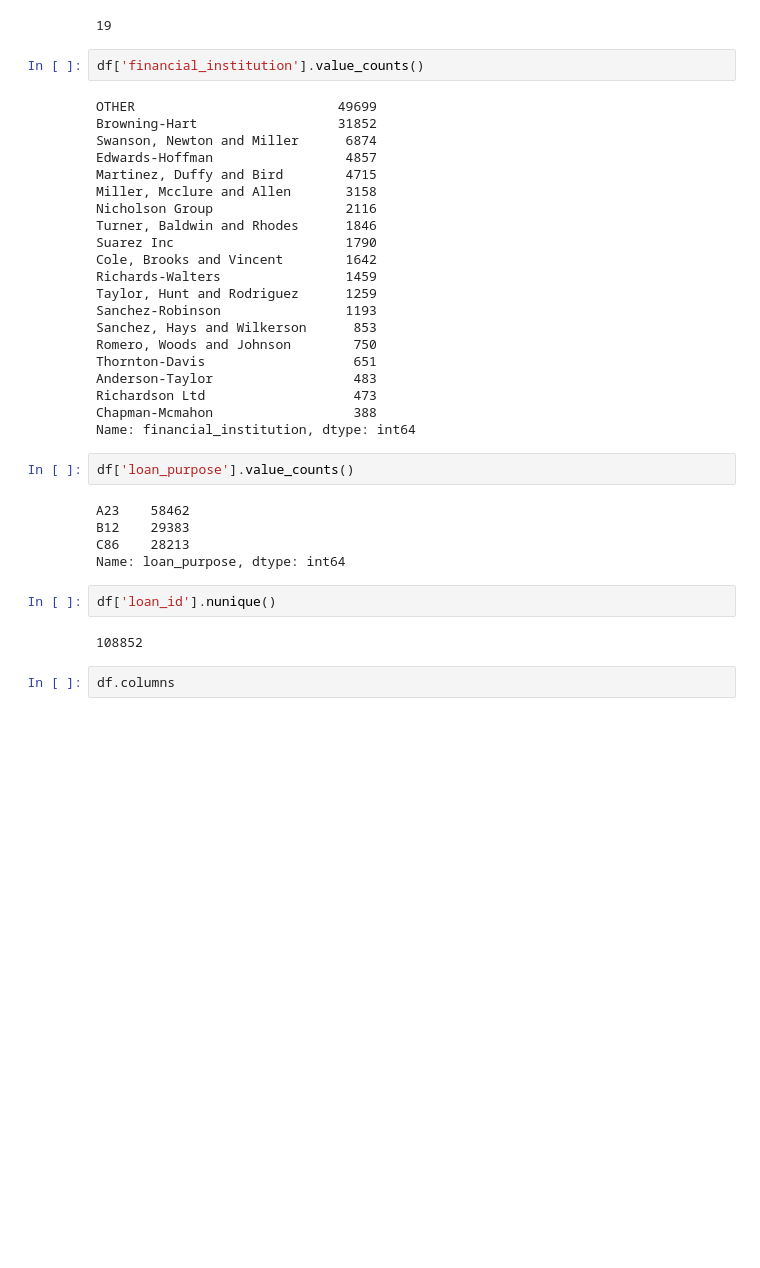
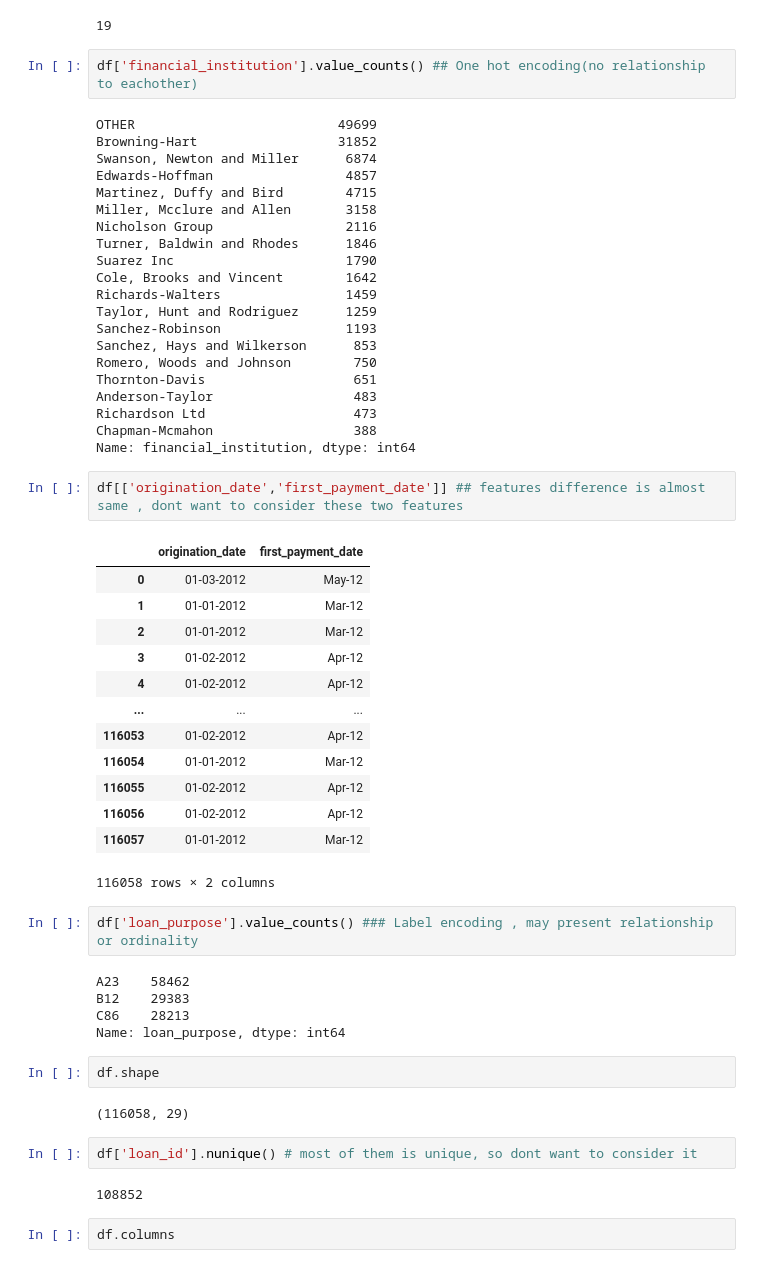
Before and after one commit to ihsan292292/ML-AI-ICT-course, a Jupyter notebook: Loan_dataset.ipynb, the cells around one changed output. Cells and saved outputs as stored; diff of their text form; blank space fills up the shorter version.

```diff
--- a/Loan_dataset.ipynb
+++ b/Loan_dataset.ipynb
@@ -24,7 +52,7 @@ df['financial_institution'].nunique()
 # %% [output]
 19
 # %%
-df['financial_institution'].value_counts()
+df['financial_institution'].value_counts() ## One hot encoding(no relationship to eachother)
 # %% [output]
 OTHER                          49699
 Browning-Hart                  31852
@@ -46,17 +74,37 @@ Anderson-Taylor                  483
 Richardson Ltd                   473
 Chapman-Mcmahon                  388
 Name: financial_institution, dtype: int64
+# %%
+df[['origination_date','first_payment_date']] ## features difference is almost same , dont want to consider these two features
+# %% [output]
+|  | origination_date | first_payment_date |
+| 0 | 01-03-2012 | May-12 |
+| 1 | 01-01-2012 | Mar-12 |
+| 2 | 01-01-2012 | Mar-12 |
+| 3 | 01-02-2012 | Apr-12 |
+| 4 | 01-02-2012 | Apr-12 |
+| ... | ... | ... |
+| 116053 | 01-02-2012 | Apr-12 |
+| 116054 | 01-01-2012 | Mar-12 |
+| 116055 | 01-02-2012 | Apr-12 |
+| 116056 | 01-02-2012 | Apr-12 |
+| 116057 | 01-01-2012 | Mar-12 |
+116058 rows × 2 columns
 # %%
-df['loan_purpose'].value_counts()
+df['loan_purpose'].value_counts() ### Label encoding , may present relationship or ordinality
 # %% [output]
 A23    58462
 B12    29383
 C86    28213
 Name: loan_purpose, dtype: int64
-# %%
-df['loan_id'].nunique()
-# %% [output]
-108852
+# %%
+df.shape
+# %% [output]
+(116058, 29)
+# %%
+df['loan_id'].nunique() # most of them is unique, so dont want to consider it
+# %% [output]
+108852
 # %%
 df.columns
 # %% [output]
```
Also changed, not shown: parts of 25 cells of this notebook, 3 other files.
